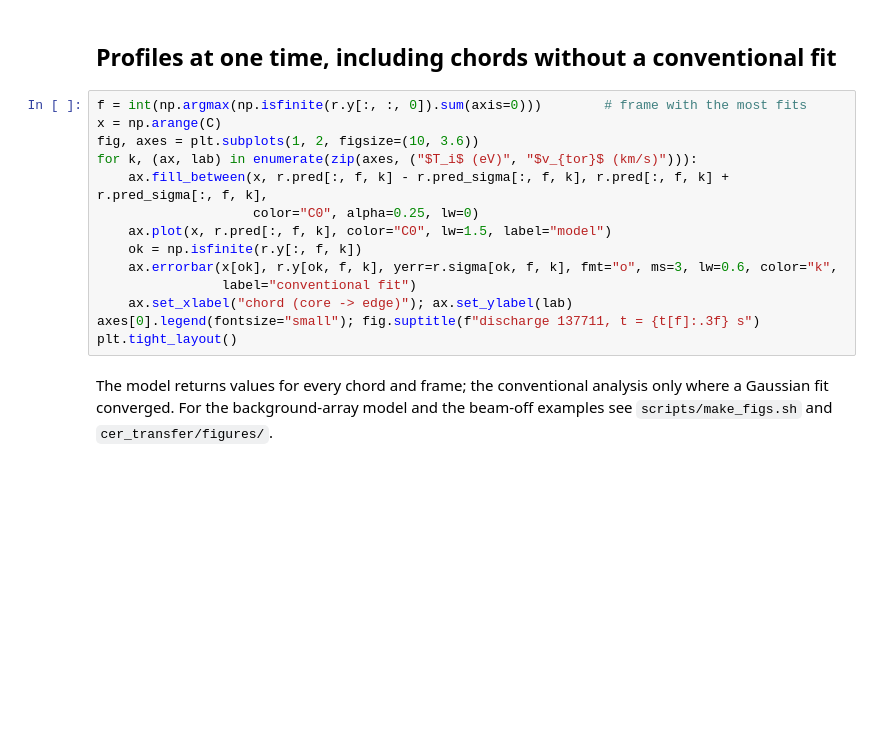
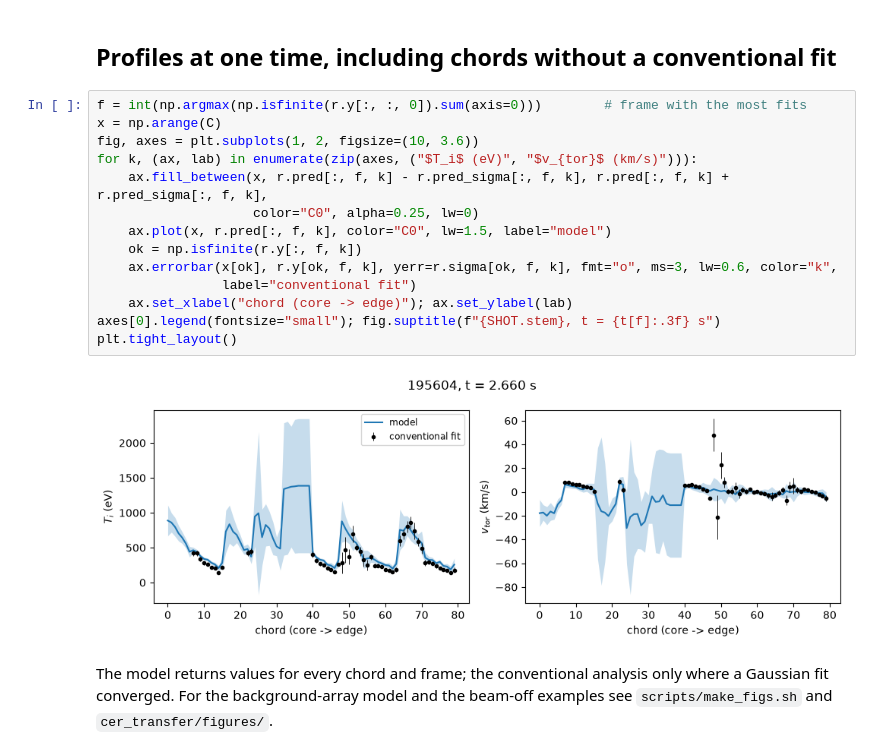
Before and after one commit to PlasmaControl/cer_transfer_learning, a Jupyter notebook: notebooks/demo.ipynb, the cells around one changed output. Cells and saved outputs as stored; diff of their text form; blank space fills up the shorter version.

```diff
--- a/notebooks/demo.ipynb
+++ b/notebooks/demo.ipynb
@@ -74,17 +93,19 @@ plt.tight_layout()
 # %%
 f = int(np.argmax(np.isfinite(r.y[:, :, 0]).sum(axis=0)))        # frame with the most fits
 x = np.arange(C)
 fig, axes = plt.subplots(1, 2, figsize=(10, 3.6))
 for k, (ax, lab) in enumerate(zip(axes, ("$T_i$ (eV)", "$v_{tor}$ (km/s)"))):
     ax.fill_between(x, r.pred[:, f, k] - r.pred_sigma[:, f, k], r.pred[:, f, k] + r.pred_sigma[:, f, k],
                     color="C0", alpha=0.25, lw=0)
     ax.plot(x, r.pred[:, f, k], color="C0", lw=1.5, label="model")
     ok = np.isfinite(r.y[:, f, k])
     ax.errorbar(x[ok], r.y[ok, f, k], yerr=r.sigma[ok, f, k], fmt="o", ms=3, lw=0.6, color="k",
                 label="conventional fit")
     ax.set_xlabel("chord (core -> edge)"); ax.set_ylabel(lab)
-axes[0].legend(fontsize="small"); fig.suptitle(f"discharge 137711, t = {t[f]:.3f} s")
+axes[0].legend(fontsize="small"); fig.suptitle(f"{SHOT.stem}, t = {t[f]:.3f} s")
 plt.tight_layout()
+# %% [output]
+[figure, added]
 # %% [markdown]
 The model returns values for every chord and frame; the conventional analysis
 only where a Gaussian fit converged. For the background-array model and the
```
Also changed, not shown: parts of 5 cells of this notebook, 3 other files.
